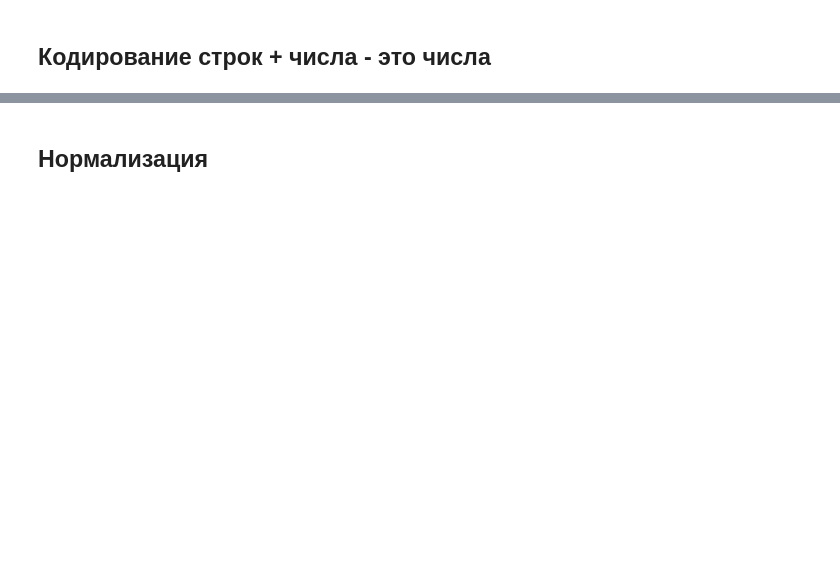
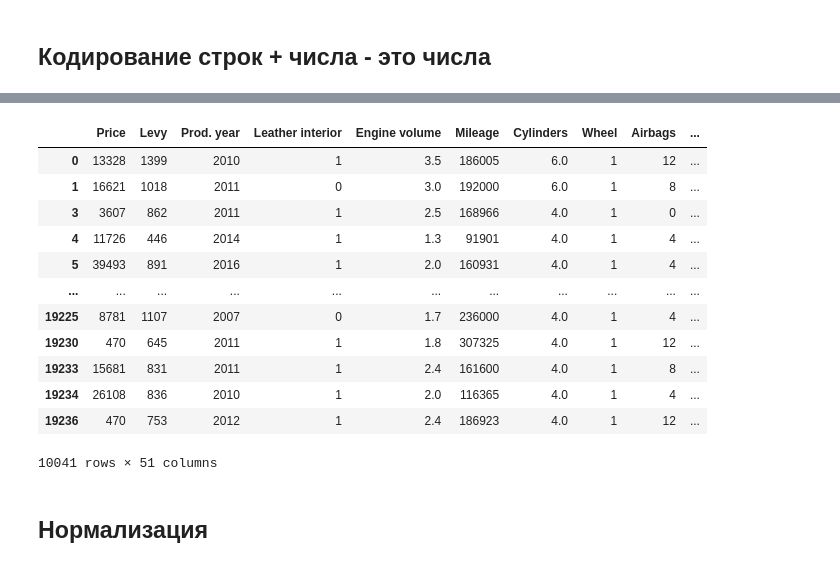
Before and after one commit to The220th/etu2022_AI_ML_NN, a Jupyter notebook: ML/lab3/lab3.ipynb, the cells around one changed output, grey strips where cells are left out. Cells and saved outputs as stored; diff of their text form; code cells hidden in the pictures; blank space fills up the shorter version.

```diff
--- a/ML/lab3/lab3.ipynb
+++ b/ML/lab3/lab3.ipynb
@@ -233,3 +447,19 @@ df_nums.dtypes
+# %%
+df_nums
+# %% [output]
+|  | Price | Levy | Prod. year | Leather interior | Engine volume | Mileage | Cylinders | Wheel | Airbags | ... |
+| 0 | 13328 | 1399 | 2010 | 1 | 3.5 | 186005 | 6.0 | 1 | 12 | ... |
+| 1 | 16621 | 1018 | 2011 | 0 | 3.0 | 192000 | 6.0 | 1 | 8 | ... |
+| 3 | 3607 | 862 | 2011 | 1 | 2.5 | 168966 | 4.0 | 1 | 0 | ... |
+| 4 | 11726 | 446 | 2014 | 1 | 1.3 | 91901 | 4.0 | 1 | 4 | ... |
+| 5 | 39493 | 891 | 2016 | 1 | 2.0 | 160931 | 4.0 | 1 | 4 | ... |
+| ... | ... | ... | ... | ... | ... | ... | ... | ... | ... | ... |
+| 19225 | 8781 | 1107 | 2007 | 0 | 1.7 | 236000 | 4.0 | 1 | 4 | ... |
+| 19230 | 470 | 645 | 2011 | 1 | 1.8 | 307325 | 4.0 | 1 | 12 | ... |
+| 19233 | 15681 | 831 | 2011 | 1 | 2.4 | 161600 | 4.0 | 1 | 8 | ... |
+| 19234 | 26108 | 836 | 2010 | 1 | 2.0 | 116365 | 4.0 | 1 | 4 | ... |
+| 19236 | 470 | 753 | 2012 | 1 | 2.4 | 186923 | 4.0 | 1 | 12 | ... |
+10041 rows × 51 columns
 # %% [markdown]
 ## Нормализация
 # %%
```
Also changed, not shown: parts of 22 cells of this notebook.
